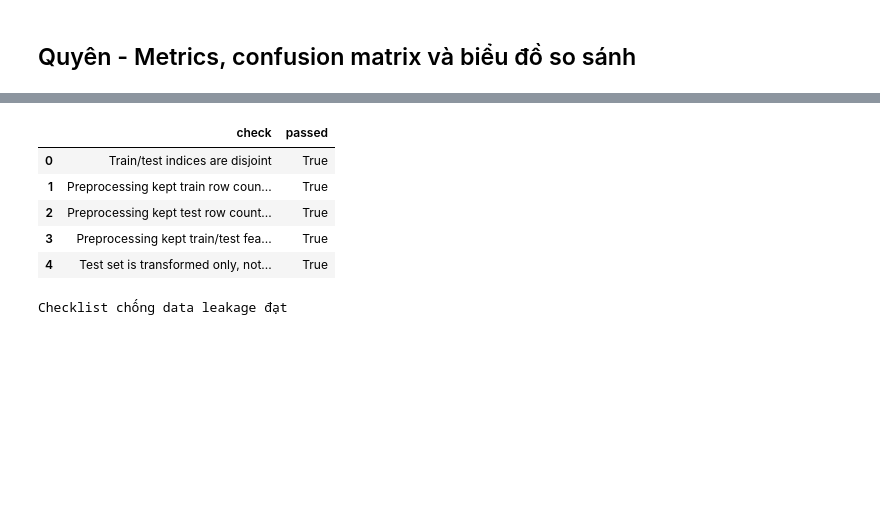
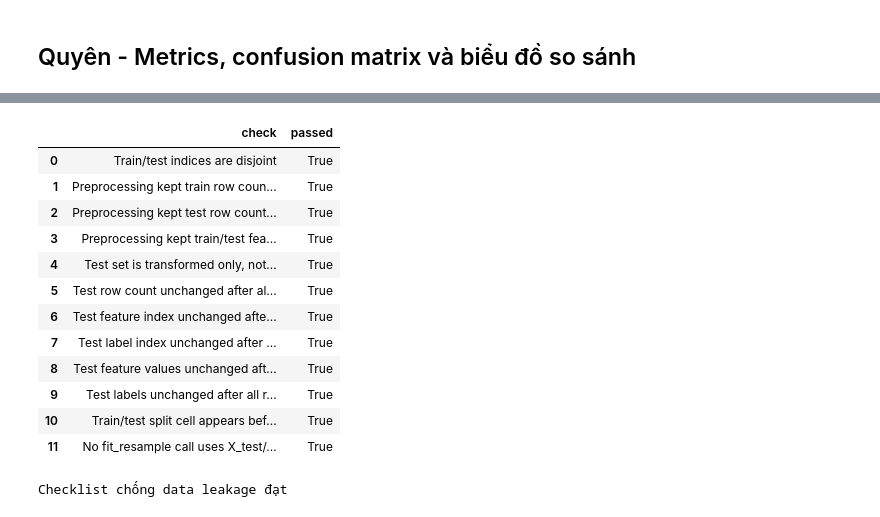
Before and after one commit to leedontbeshy/Adasync-Data-Mining, a Jupyter notebook: demo_adasyn.ipynb, the cells around one changed output, grey strips where cells are left out. Drawn from its saved outputs; the diff is of its cells as text; code cells hidden in the pictures; blank space fills up the shorter version.

Commit message:
Implement code for data leakage checking

```diff
--- a/demo_adasyn.ipynb
+++ b/demo_adasyn.ipynb
@@ -1145,24 +951,112 @@ display(metrics_comparison)
 # %%
-required_names = ["X_train", "X_test", "X_train_processed", "X_test_processed"]
+import json
+import re
+
+required_names = [
+    "X_train",
+    "X_test",
+    "X_train_processed",
+    "X_test_processed",
+    "y_train",
+    "y_test",
+]
 missing_names = [name for name in required_names if name not in globals()]
 if missing_names:
     raise NameError(f"Thiếu biến để kiểm tra leakage: {missing_names}")
 
 leakage_checks = build_leakage_checklist(
     X_train,
     X_test,
     X_train_processed,
     X_test_processed,
 )
 
+extra_checks = []
+if "x_test_rows_before_sampling" in globals():
+    extra_checks.append(
+        {
+            "check": "Test row count unchanged after all resampling cells",
+            "passed": len(X_test_processed) == x_test_rows_before_sampling,
+        }
+    )
+if "x_test_index_before_sampling" in globals():
+    extra_checks.append(
+        {
+            "check": "Test feature index unchanged after all resampling cells",
+            "passed": X_test_processed.index.equals(x_test_index_before_sampling),
+        }
+    )
+if "y_test_index_before_sampling" in globals():
+    extra_checks.append(
+        {
+            "check": "Test label index unchanged after all resampling cells",
+            "passed": y_test.index.equals(y_test_index_before_sampling),
+        }
+    )
+if "X_test_processed_before_sampling" in globals():
+    extra_checks.append(
+        {
+            "check": "Test feature values unchanged after all resampling cells",
+            "passed": X_test_processed.equals(X_test_processed_before_sampling),
+        }
+    )
+if "y_test_before_sampling" in globals():
+    extra_checks.append(
+        {
+            "check": "Test labels unchanged after all resampling cells",
+            "passed": y_test.equals(y_test_before_sampling),
+        }
+    )
+
+notebook_path = PROJECT_ROOT / "demo_adasyn.ipynb"
+if notebook_path.exists():
+    notebook = json.loads(notebook_path.read_text(encoding="utf-8"))
+    split_cell_indices = []
+    resample_calls = []
+    for cell_index, cell in enumerate(notebook.get("cells", [])):
+        if cell.get("cell_type") != "code" or cell.get("id") == "phuc-leakage-code":
+            continue
+        source = "".join(cell.get("source", []))
+        if "split_data(" in source or "train_test_split(" in source:
+            split_cell_indices.append(cell_index)
+        for match in re.finditer(r"\.fit_resample\((.*?)\)", source, flags=re.DOTALL):
+            resample_calls.append((cell_index, re.sub(r"\s+", " ", match.group(1))))
+
+    first_split_cell = min(split_cell_indices) if split_cell_indices else None
+    first_resample_cell = min((cell_index for cell_index, _ in resample_calls), default=None)
+    extra_checks.extend(
+        [
+            {
+                "check": "Train/test split cell appears before first fit_resample call",
+                "passed": first_split_cell is not None
+                and first_resample_cell is not None
+                and first_split_cell < first_resample_cell,
+            },
+            {
+                "check": "No fit_resample call uses X_test/y_test",
+                "passed": all("X_test" not in call and "y_test" not in call for _, call in resample_calls),
+            },
+        ]
+    )
+
+if extra_checks:
+    leakage_checks = pd.concat([leakage_checks, pd.DataFrame(extra_checks)], ignore_index=True)
+
 display(leakage_checks)
 assert leakage_checks["passed"].all(), "Có checklist data leakage chưa đạt."
 print("Checklist chống data leakage đạt")
 # %% [output]
 |  | check | passed |
 | 0 | Train/test indices are disjoint | True |
 | 1 | Preprocessing kept train row coun... | True |
 | 2 | Preprocessing kept test row count... | True |
 | 3 | Preprocessing kept train/test fea... | True |
 | 4 | Test set is transformed only, not... | True |
+| 5 | Test row count unchanged after al... | True |
+| 6 | Test feature index unchanged afte... | True |
+| 7 | Test label index unchanged after ... | True |
+| 8 | Test feature values unchanged aft... | True |
+| 9 | Test labels unchanged after all r... | True |
+| 10 | Train/test split cell appears bef... | True |
+| 11 | No fit_resample call uses X_test/... | True |
 Checklist chống data leakage đạt
```
Also changed, not shown: parts of 12 cells of this notebook.
